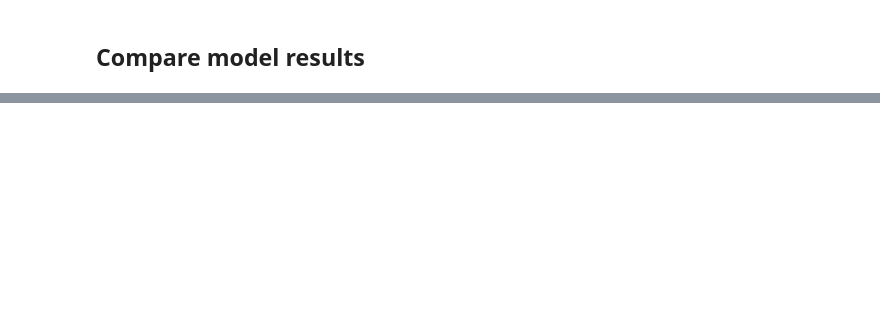
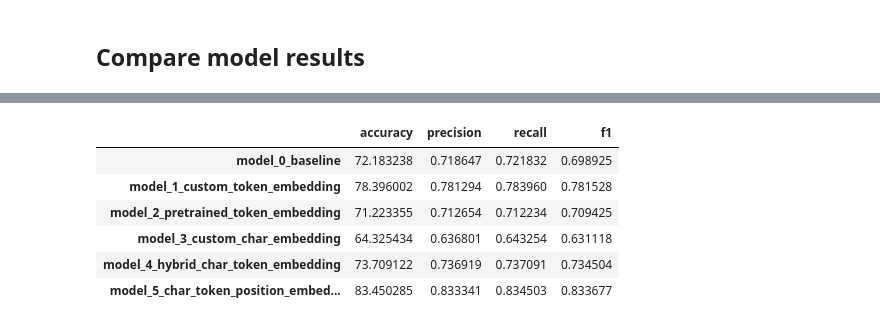
Before and after one commit to vijayraikar1999/Tensorflow-Developer-Certification, a Jupyter notebook: 09_skimlit_nlp_milestone_project_2.ipynb, the cells around one changed output, grey strips where cells are left out. Cells and saved outputs as stored; diff of their text form; code cells hidden in the pictures; blank space fills up the shorter version.

```diff
--- a/09_skimlit_nlp_milestone_project_2.ipynb
+++ b/09_skimlit_nlp_milestone_project_2.ipynb
@@ -1538,0 +1539,11 @@ all_model_results
+# %%
+all_model_results = all_model_results.transpose()
+all_model_results
+# %% [output]
+|  | accuracy | precision | recall | f1 |
+| model_0_baseline | 72.183238 | 0.718647 | 0.721832 | 0.698925 |
+| model_1_custom_token_embedding | 78.396002 | 0.781294 | 0.783960 | 0.781528 |
+| model_2_pretrained_token_embedding | 71.223355 | 0.712654 | 0.712234 | 0.709425 |
+| model_3_custom_char_embedding | 64.325434 | 0.636801 | 0.643254 | 0.631118 |
+| model_4_hybrid_char_token_embedding | 73.709122 | 0.736919 | 0.737091 | 0.734504 |
+| model_5_char_token_position_embed... | 83.450285 | 0.833341 | 0.834503 | 0.833677 |
```
Also changed, not shown: parts of 51 cells of this notebook.
